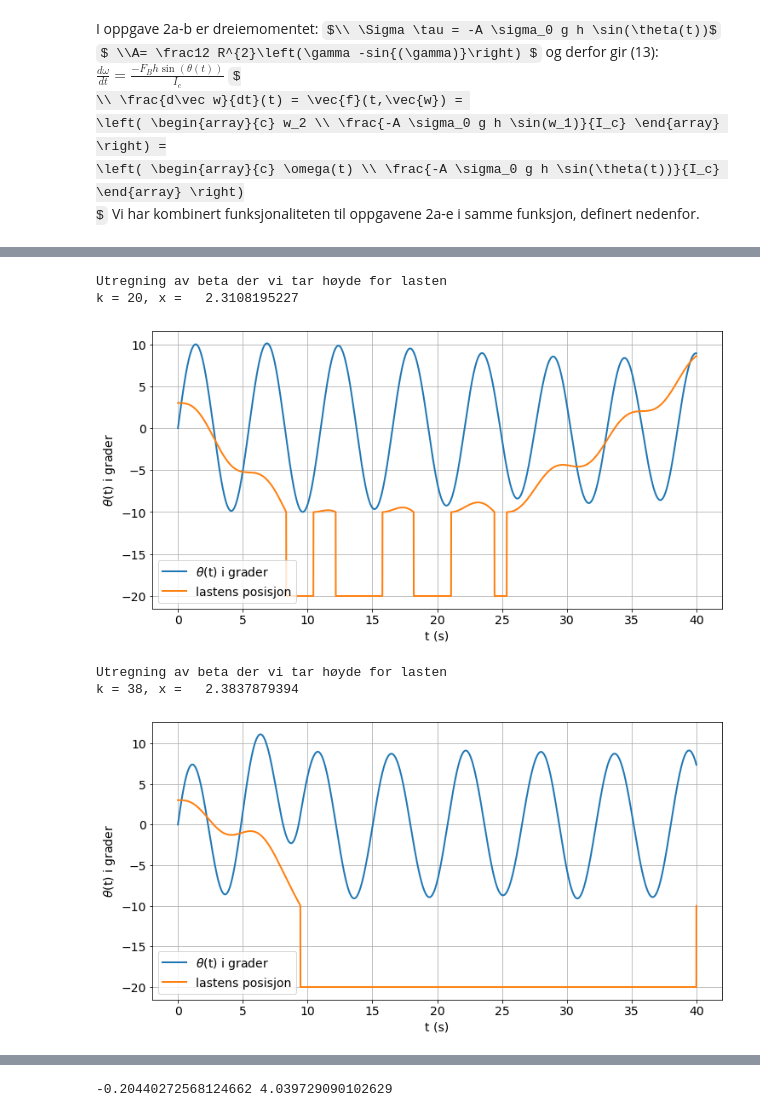
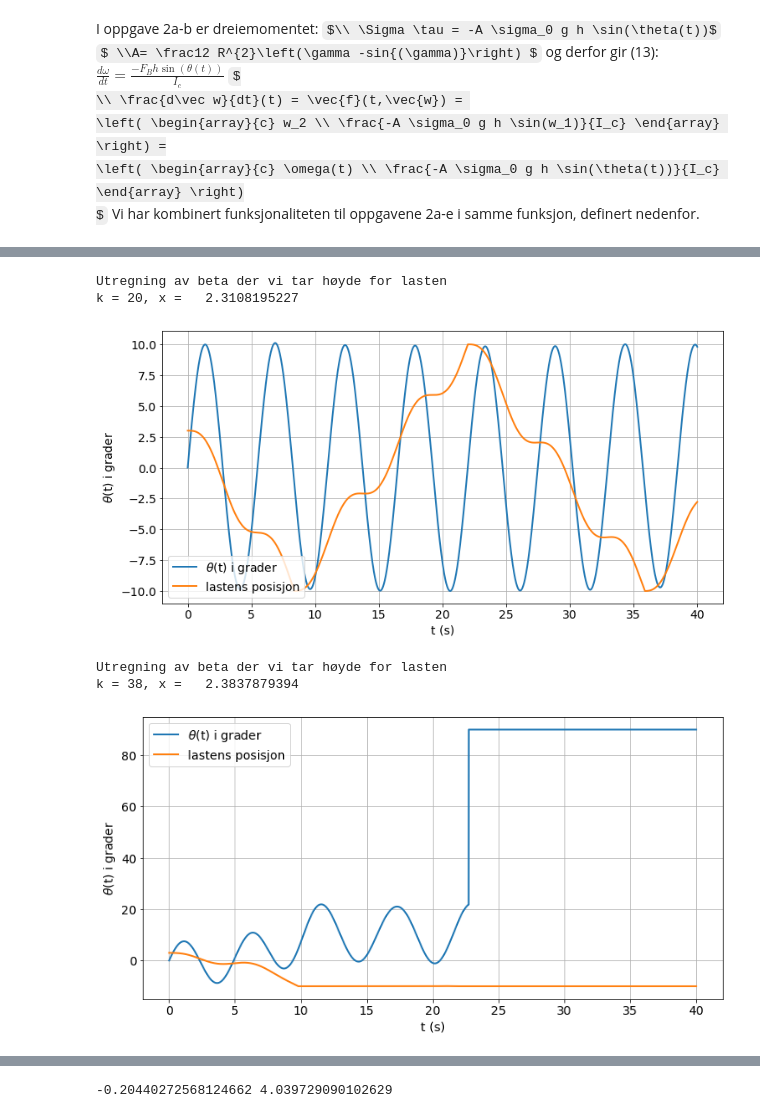
Before and after one commit to Vitenskapelige-Beregninger/Tekfys_prosjekt, a Jupyter notebook: tekfys.ipynb, the cells around one changed output, grey strips where cells are left out. Cells and saved outputs as stored; diff of their text form; code cells hidden in the pictures; some formulas as TeX source.

```diff
--- a/tekfys.ipynb
+++ b/tekfys.ipynb
@@ -354,12 +358,17 @@ def rk4_method_last(w0, T_start, T_slutt, h_step, beta_last, mL, sL = 0,vx=0, vy
 
     return w, t, sL_list, xC_list, yC_list
 # %%
+#Oppgave 1h)
+m = As*sigma # skipets masse
+IC = 1/2*m*R**2*(1-32/(9*np.pi**2)) # Skipets treghetsmoment
+FG = -m*g # Tyngdekraften
+
 h_step = 0.005
 vinkel = 20 # grader
 
 w0 = np.array([[vinkel*np.pi/180],[0]])
 w_1d, t_1d = rk4_method(w0, 0, 20, h_step)
-w_2b, t_2b, sL, xC, yC = rk4_method_last(w0, 0, 20, h_step, beta, 0, 0, kantring=False)
+w_2b, t_2b, sL, xC, yC = rk4_method_last(w0, 0, 20, h_step, beta_last=beta, mL=0, kantring=False)
 
 plt.plot(t_1d, w_1d[0]*180/np.pi, label='konstant oppdrift')
 plt.plot(t_2b, w_2b[0]*180/np.pi, label='varierende oppdrift')
@@ -369,8 +378,9 @@ plt.legend(loc=3)
 plt.show()
 print(f"Forskjellen på siste vinkelutslag mellom metodene er: {abs(w_2b[0][-1]-w_1d[0][-1])*180/np.pi:.2f} grader.")
 
+plt.title('Plotting av yC over tid')
 plt.plot(t_2b, yC)
-plt.ylabel('yC i meter')
+plt.ylabel('m')
 plt.xlabel('t (s)')
 plt.show()
 # %% [output]
@@ -380,5 +462,5 @@ Forskjellen på siste vinkelutslag mellom metodene er: 3.95 grader.
 # %%
-# Oppgave 2d
+# Oppgave 2e
 theta0, omega0, sL0 = 0, 0.2, 3
 w0 = np.array([[theta0],[omega0]])
 h_step= 0.005
@@ -396,42 +478,40 @@ def sector_last(beta_last):
 print('Utregning av beta der vi tar høyde for lasten')
 beta_last, steps_last = fixedpoint(sector_last, 2.31)
 
-
-
-w_last, t, sL, xC, yC = rk4_method_last(w0, 0, 40, h_step, beta_last, mL, sL = sL0)
+w_last, t, sL, xC, yC = rk4_method_last(w0, 0, 40, h_step, beta_last, mL, sL = sL0, gjerde = True)
 plt.plot(t, w_last[0]*180/np.pi, label = r'$\theta$(t) i grader')
 plt.plot(t, sL, label = 'lastens posisjon')
 plt.ylabel(r'$\theta$(t) i grader')
 plt.xlabel('t (s)') # Plotter
 plt.legend(loc = 3)
 plt.show()
 
 ########################## neste masse ################################
 
 # nye parametre
 last_ratio = 0.08
 mL = m*last_ratio
 mtot = m + mL
 IC = 1/2*mtot*R**2*(1-32/(9*np.pi**2)) # Skipets treghetsmoment
 FG = -mtot*g # Tyngdekraften
 
 def sector_last(beta_last):
     return np.sin(beta_last) + np.pi*sigma*(1+last_ratio)/sigma0
 
 print('Utregning av beta der vi tar høyde for lasten')
 beta_last, steps_last = fixedpoint(sector_last, 2.31)
 
-w_last, t, sL, xC, yC = rk4_method_last(w0, 0, 40, h_step, beta_last, mL, sL = sL0)
+w_last, t, sL, xC, yC = rk4_method_last(w0, 0, 40, h_step, beta_last, mL, sL = sL0, gjerde=True)
 plt.plot(t, w_last[0]*180/np.pi, label = r'$\theta$(t) i grader')
 plt.plot(t, sL, label = 'lastens posisjon')
 plt.ylabel(r'$\theta$(t) i grader')
 plt.xlabel('t (s)') # Plotter
-plt.legend(loc = 3)
+plt.legend(loc = 2)
 plt.show()
 # %% [output]
 Utregning av beta der vi tar høyde for lasten
 k = 20, x =   2.3108195227
-[figure, old version]
+[figure, new version]
 Utregning av beta der vi tar høyde for lasten
 k = 38, x =   2.3837879394
-[figure, old version]
+[figure, new version]
```
Also changed, not shown: parts of 5 cells of this notebook.
